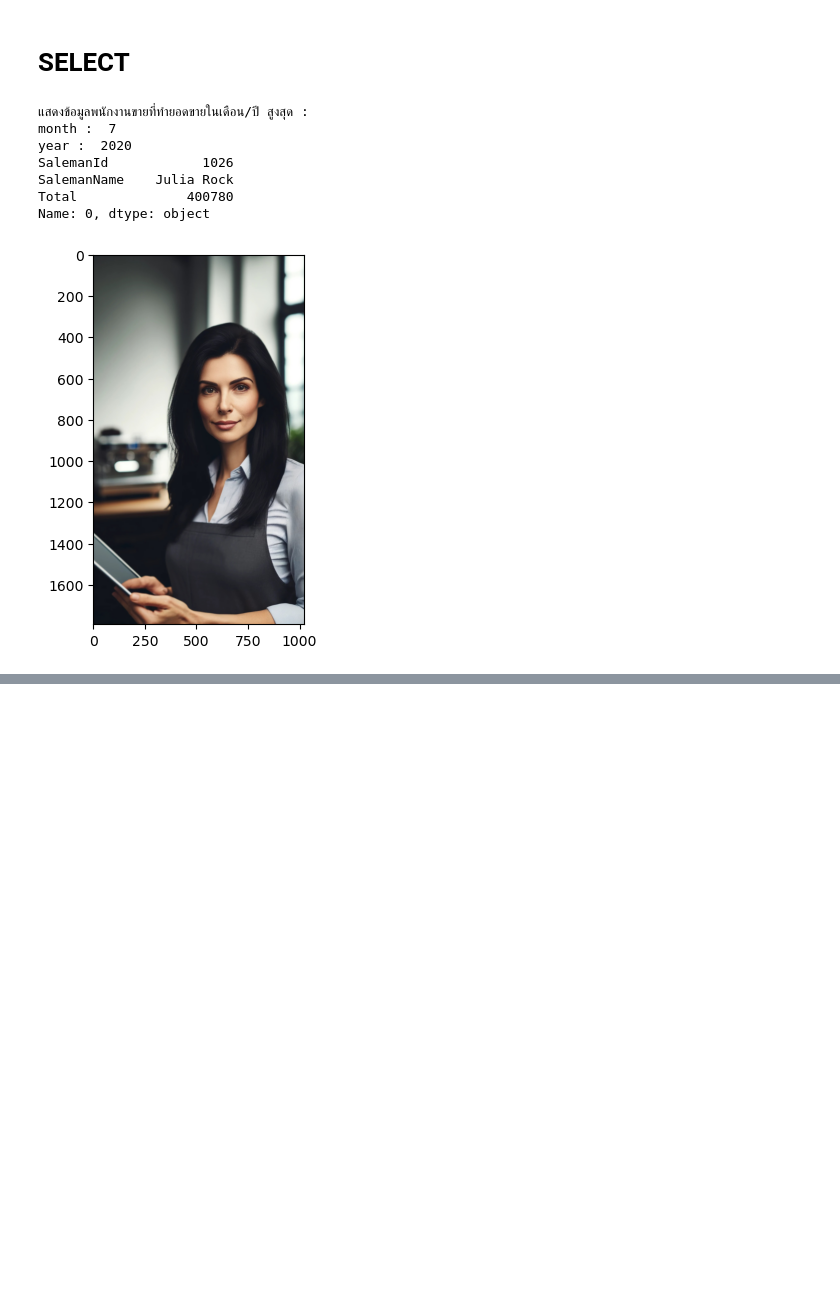
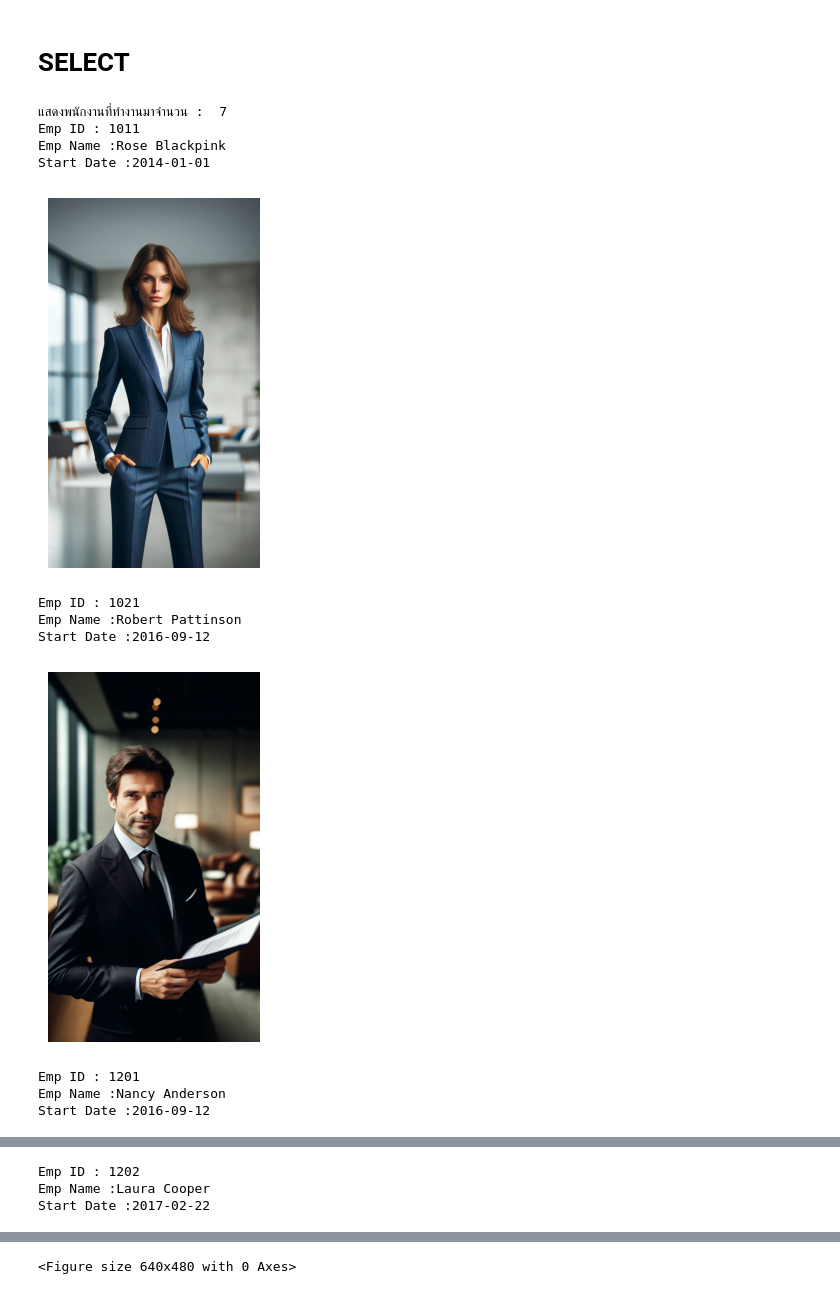
Before and after one commit to PPkukongJames/CS754, a Jupyter notebook: application/application.ipynb, the cells around one changed output, grey strips where cells are left out. Saved outputs shown, nothing was run; the diff lists cells and outputs as text; code cells hidden in the pictures; blank space fills up the shorter version.

```diff
--- a/application/application.ipynb
+++ b/application/application.ipynb
@@ -333,11 +407,19 @@ def salemanTotalBillOfMonth():
 # %%
-salemanTotalBillOfMonth()
+conn = mysql.connector.connect(
+    **decode_payload(token)
+)
+
+workMoreNYear()
 # %% [output]
-แสดงข้อมูลพนักงานขายที่ทำยอดขายในเดือน/ปี สูงสุด :
-month :  7
-year :  2020
-SalemanId            1026
-SalemanName    Julia Rock
-Total              400780
-Name: 0, dtype: object
+แสดงพนักงานที่ทำงานมาจำนวน :  7
+Emp ID : 1011
+Emp Name :Rose Blackpink
+Start Date :2014-01-01
-[figure, old version]
+[figure, new version]
+Emp ID : 1021
+Emp Name :Robert Pattinson
+Start Date :2016-09-12
+[figure, added]
+Emp ID : 1201
+Emp Name :Nancy Anderson
+Start Date :2016-09-12
@@ -343,0 +427,3 @@ Name: 0, dtype: object
+Emp ID : 1202
+Emp Name :Laura Cooper
+Start Date :2017-02-22
@@ -343,0 +431 @@ Name: 0, dtype: object
+<Figure size 640x480 with 0 Axes>
```
Also changed, not shown: parts of 3 cells of this notebook, 1 other file.
